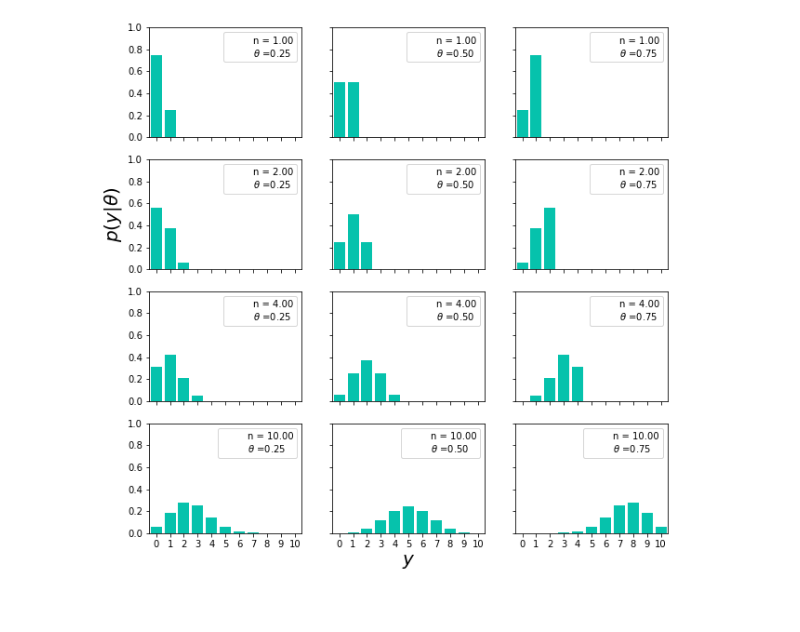
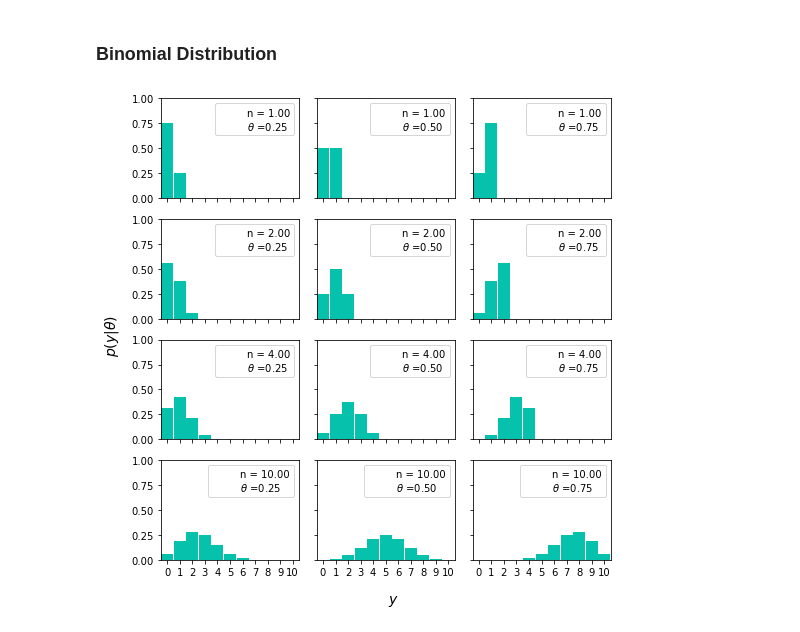
Before and after one commit to alejandrox1/numerical_computing, a Jupyter notebook: bayesian/chapter-01.ipynb, the cells around one changed output. Saved outputs shown, nothing was run; the diff lists cells and outputs as text; code cells hidden in the pictures; blank space fills up the shorter version.

```diff
--- a/bayesian/chapter-01.ipynb
+++ b/bayesian/chapter-01.ipynb
@@ -2,29 +2,32 @@
 from scipy import stats
 import numpy as np
 import matplotlib.pyplot as plt
+# %% [markdown]
+### Binomial Distribution
 # %%
 n_params = [1, 2, 4, 10]
 p_params = [0.25, 0.5, 0.75]
 
 x = np.arange(0, max(n_params)+1)
 
-f, ax = plt.subplots(len(n_params), len(p_params), sharex=True, sharey=True, figsize=(10,10))
+f, ax = plt.subplots(len(n_params), len(p_params), sharex=True, sharey=True, figsize=(7,7))
 
 for i in range(len(n_params)):
     for j in range(len(p_params)):
         n = n_params[i]
         p = p_params[j]
 
         y = stats.binom(n=n, p=p).pmf(x)
 
         ax[i,j].vlines(x, 0, y, colors='xkcd:turquoise', lw=12)
         ax[i,j].set_ylim(0, 1)
         ax[i,j].plot(0, 0, label="n = {:3.2f}\n$\\theta$ ={:3.2f}".format(n,p), alpha=0)
         ax[i,j].legend()
 
-        ax[len(n_params)-1,1].set_xlabel('$y$', fontsize=20)
-        ax[1,0].set_ylabel('$p(y|\\theta)$', fontsize=20)
-        ax[0,0].set_xticks(x)
+ax[0,0].set_xticks(x)
+f.text(-0.035, 0.5, '$p(y|\\theta)$', fontsize=14, va='center', rotation='vertical')
+f.text(0.54, -0.03, '$y$', fontsize=14, ha='center')
+plt.tight_layout()
 plt.show()
 # %% [output]
-[figure, old version]
+[figure, new version]
```
Also changed, not shown: parts of 2 cells of this notebook.
